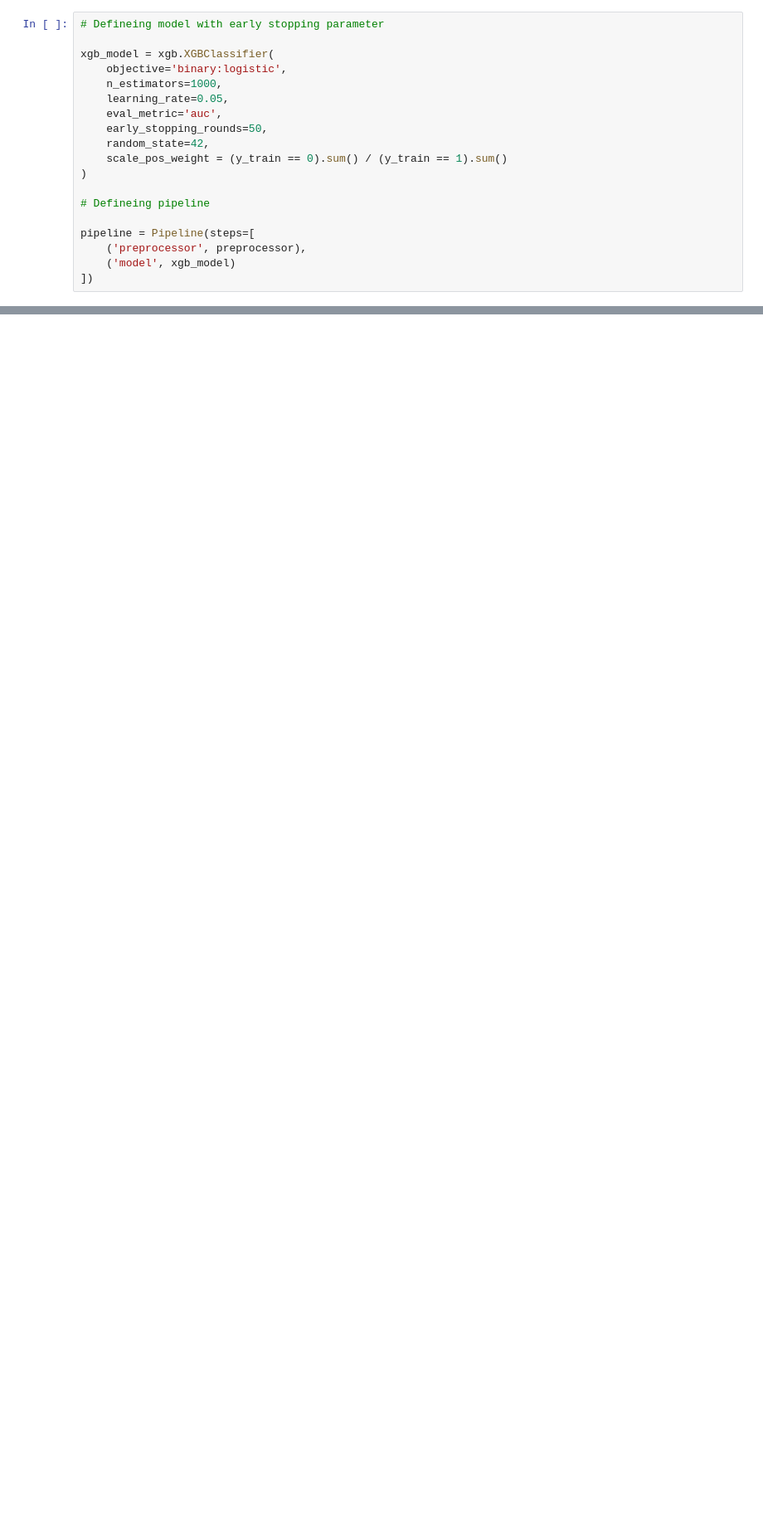
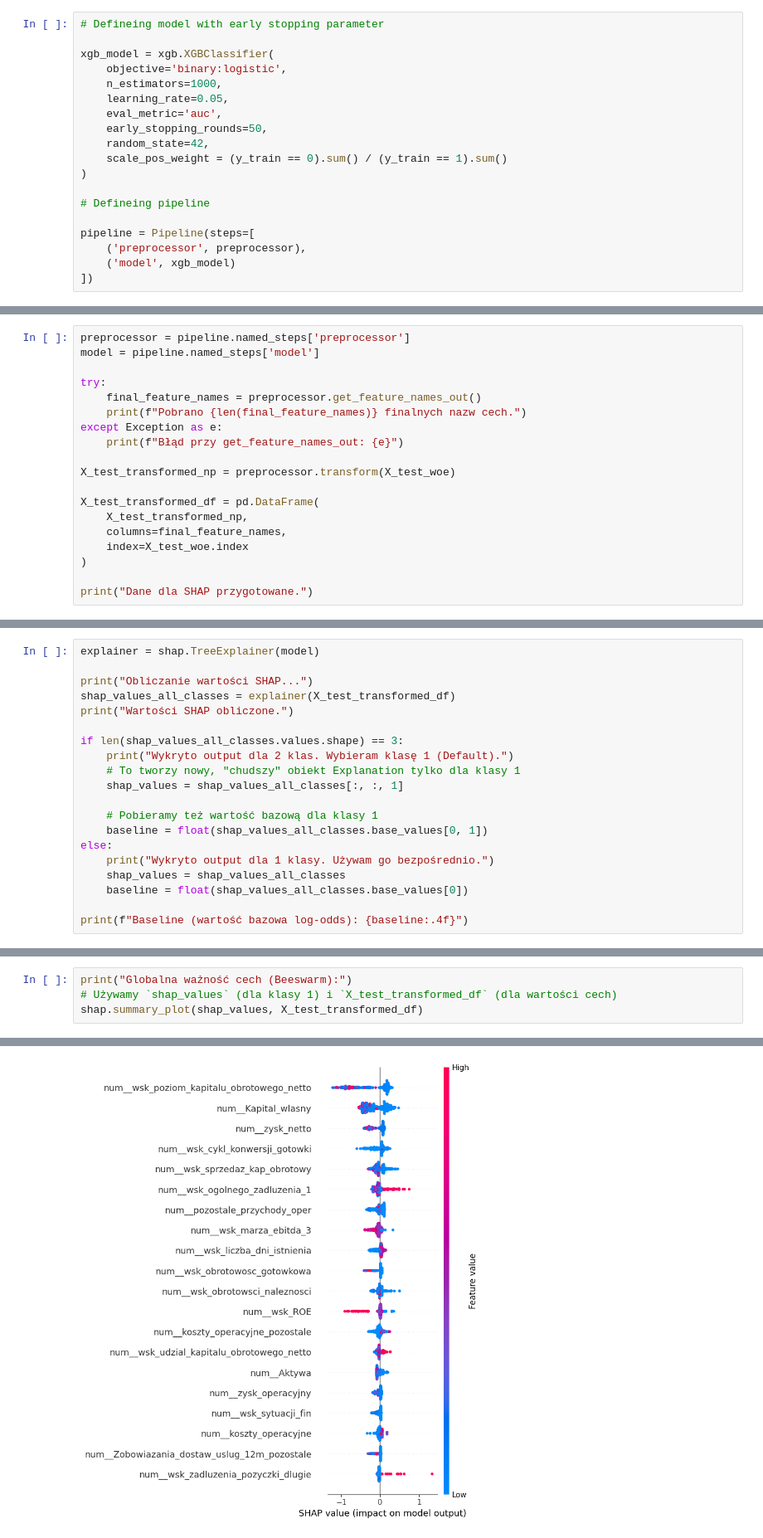
Before and after one commit to mila2023/Model_interpretowalny, a Jupyter notebook: XGBoost_model.ipynb, the cells around one changed output, grey strips where cells are left out. Shown at 83% size. Saved outputs shown, nothing was run; the diff lists cells and outputs as text; blank space fills up the shorter version.

```diff
--- a/XGBoost_model.ipynb
+++ b/XGBoost_model.ipynb
@@ -208 +229,20 @@ Training the full pipeline with early stopping...
 Pipeline training complete.
+# %%
+preprocessor = pipeline.named_steps['preprocessor']
+model = pipeline.named_steps['model']
+
+try:
+    final_feature_names = preprocessor.get_feature_names_out()
+    print(f"Pobrano {len(final_feature_names)} finalnych nazw cech.")
+except Exception as e:
+    print(f"Błąd przy get_feature_names_out: {e}")
+
+X_test_transformed_np = preprocessor.transform(X_test_woe)
+
+X_test_transformed_df = pd.DataFrame(
+    X_test_transformed_np,
+    columns=final_feature_names,
+    index=X_test_woe.index
+)
+
+print("Dane dla SHAP przygotowane.")
@@ -208,0 +252,20 @@ Pipeline training complete.
+# %%
+explainer = shap.TreeExplainer(model)
+
+print("Obliczanie wartości SHAP...")
+shap_values_all_classes = explainer(X_test_transformed_df)
+print("Wartości SHAP obliczone.")
+
+if len(shap_values_all_classes.values.shape) == 3:
+    print("Wykryto output dla 2 klas. Wybieram klasę 1 (Default).")
+    # To tworzy nowy, "chudszy" obiekt Explanation tylko dla klasy 1
+    shap_values = shap_values_all_classes[:, :, 1]
+
+    # Pobieramy też wartość bazową dla klasy 1
+    baseline = float(shap_values_all_classes.base_values[0, 1])
+else:
+    print("Wykryto output dla 1 klasy. Używam go bezpośrednio.")
+    shap_values = shap_values_all_classes
+    baseline = float(shap_values_all_classes.base_values[0])
+
+print(f"Baseline (wartość bazowa log-odds): {baseline:.4f}")
@@ -208,0 +310,5 @@ Pipeline training complete.
+# %%
+print("Globalna ważność cech (Beeswarm):")
+# Używamy `shap_values` (dla klasy 1) i `X_test_transformed_df` (dla wartości cech)
+shap.summary_plot(shap_values, X_test_transformed_df)
+# %% [output]
@@ -208,0 +316 @@ Pipeline training complete.
+[figure, added]
```
Also changed, not shown: parts of 27 cells of this notebook.
